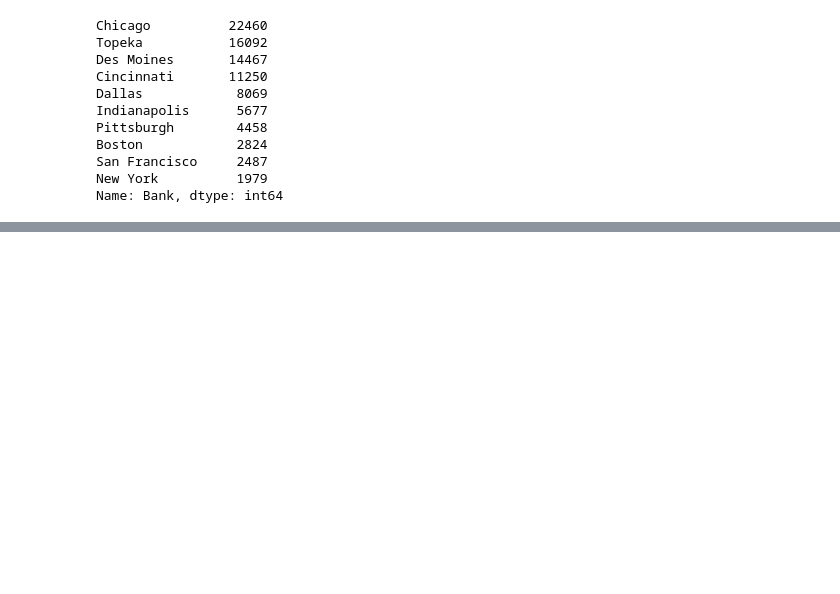
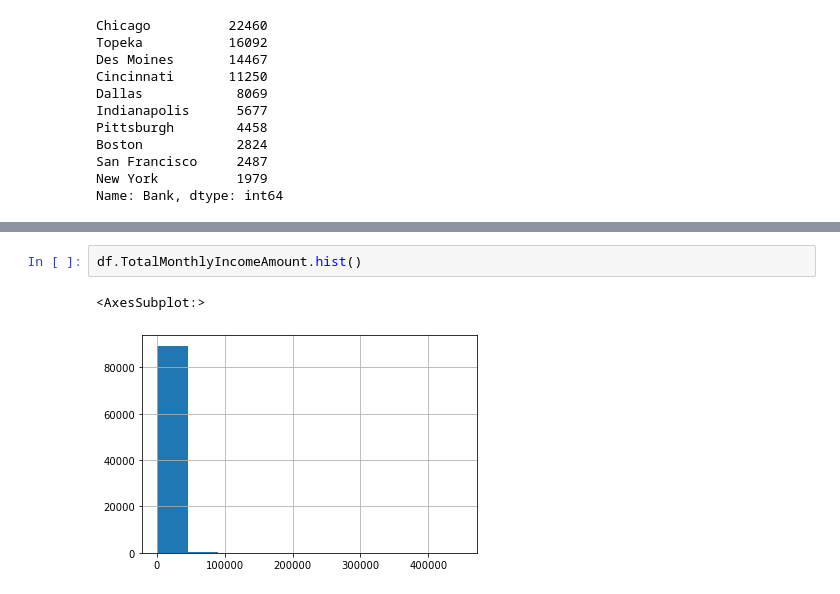
Before and after one commit to arashahmadi13/Springboard, a Jupyter notebook: Capstone (II)/3.Exploratory Data Analysis.ipynb, the cells around one changed output, grey strips where cells are left out. Drawn from its saved outputs; the diff is of its cells as text; blank space fills up the shorter version.

```diff
--- a/Capstone (II)/3.Exploratory Data Analysis.ipynb
+++ b/Capstone (II)/3.Exploratory Data Analysis.ipynb
@@ -76,0 +136,5 @@ Name: Bank, dtype: int64
+# %%
+df.TotalMonthlyIncomeAmount.hist()
+# %% [output]
+<AxesSubplot:>
+[figure, added]
```
Also changed, not shown: parts of 13 cells of this notebook.
